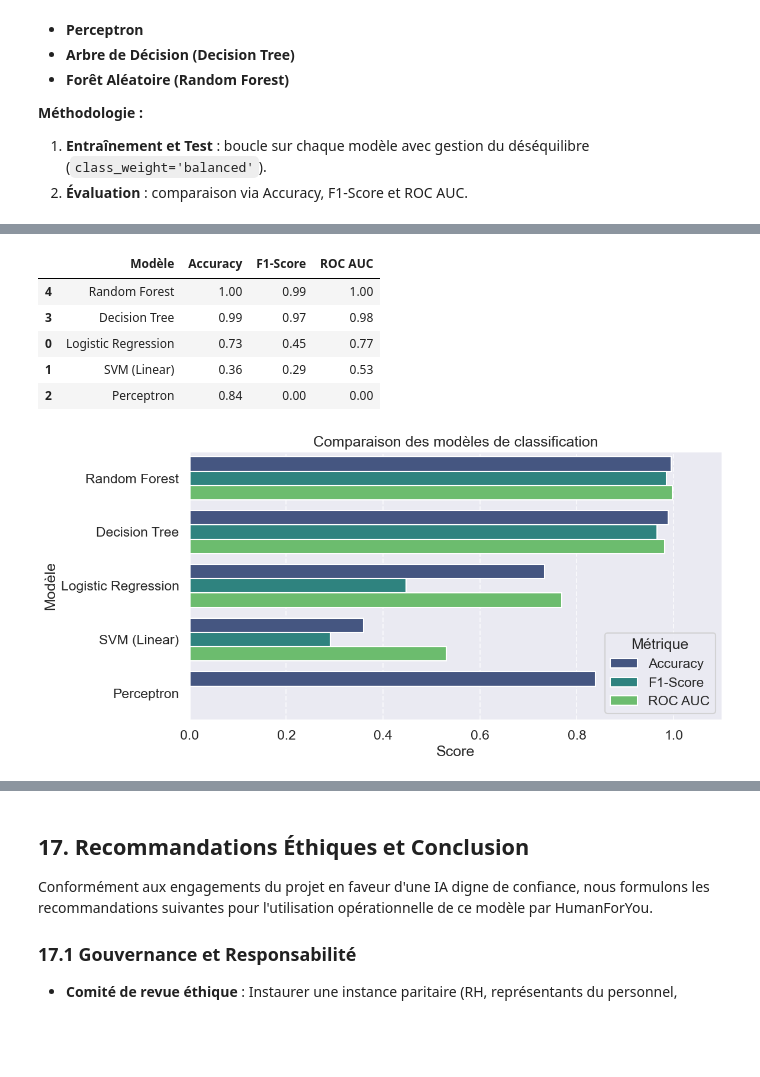
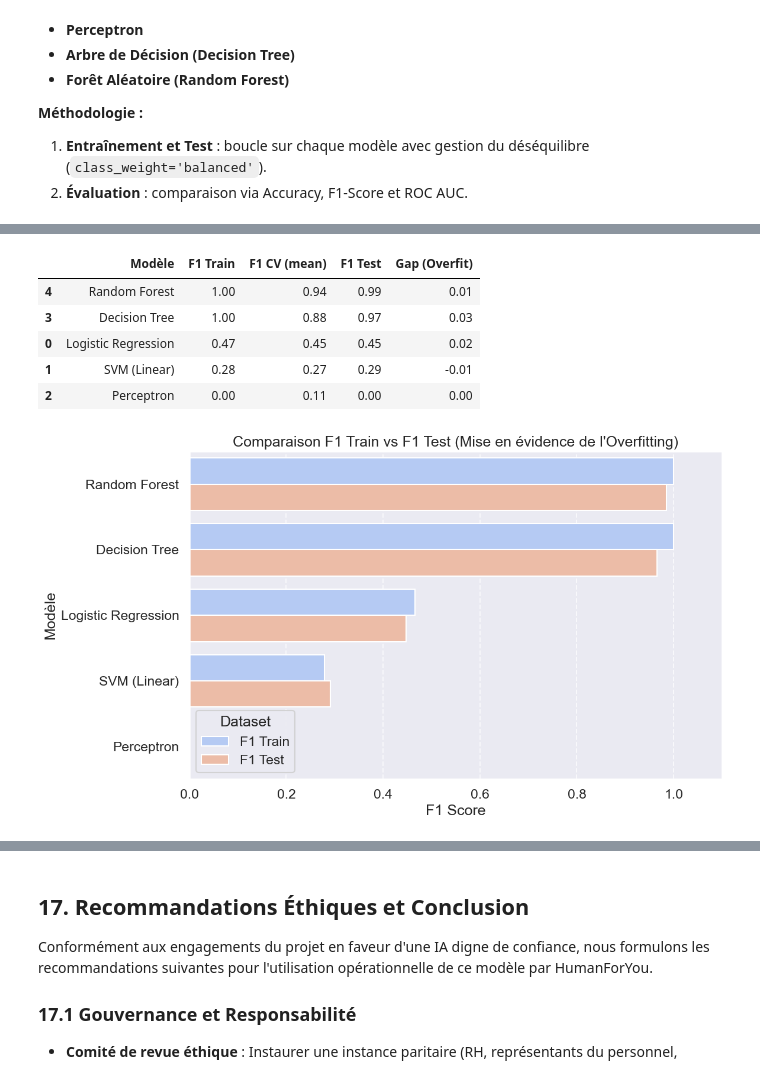
Before and after one commit to Raikuji/Cesi_Machine_Learning, a Jupyter notebook: projet_ia.ipynb, the cells around one changed output, grey strips where cells are left out. Drawn from its saved outputs; the diff is of its cells as text; code cells hidden in the pictures; blank space fills up the shorter version.

```diff
--- a/projet_ia.ipynb
+++ b/projet_ia.ipynb
@@ -963,6 +963,7 @@ from sklearn.linear_model import Perceptron
 from sklearn.tree import DecisionTreeClassifier
 from sklearn.ensemble import RandomForestClassifier
 from sklearn.metrics import accuracy_score, f1_score, roc_auc_score
+from sklearn.model_selection import cross_val_score
 
 # Définition des modèles
 models = {
@@ -975,39 +976,48 @@ models = {
 
 results = []
 
-print("--- Évaluation des modèles ---\n")
+print("--- Évaluation et Détection de l'Overfitting ---\n")
 for name, model in models.items():
+    # 1. Entraînement et score sur le Train
     model.fit(X_train, y_train)
-    y_pred = model.predict(X_test)
+    y_train_pred = model.predict(X_train)
+    train_f1 = f1_score(y_train, y_train_pred)
 
-    acc = accuracy_score(y_test, y_pred)
-    f1 = f1_score(y_test, y_pred)
+    # 2. Validation croisée (5-fold)
+    cv_scores = cross_val_score(model, X_train, y_train, cv=5, scoring='f1')
+    cv_f1_mean = cv_scores.mean()
 
-    try:
-        y_prob = model.predict_proba(X_test)[:, 1]
-        auc = roc_auc_score(y_test, y_prob)
-    except (AttributeError, NotImplementedError):
-        auc = 0.0
+    # 3. Score sur le Test
+    y_test_pred = model.predict(X_test)
+    test_f1 = f1_score(y_test, y_test_pred)
+
+    # Calcul de l'écart (Overfitting)
+    overfit_gap = train_f1 - test_f1
 
     results.append({
         'Modèle': name,
-        'Accuracy': acc,
-        'F1-Score': f1,
-        'ROC AUC': auc
+        'F1 Train': train_f1,
+        'F1 CV (mean)': cv_f1_mean,
+        'F1 Test': test_f1,
+        'Gap (Overfit)': overfit_gap
     })
 
     print(f"{name} :")
-    print(classification_report(y_test, y_pred, target_names=['Reste (0)', 'Quitte (1)']))
+    print(f"  F1 Train : {train_f1:.3f}")
+    print(f"  F1 CV    : {cv_f1_mean:.3f}")
+    print(f"  F1 Test  : {test_f1:.3f}")
+    print(f"  Écart    : {overfit_gap:.3f}")
     print("-" * 30)
 
-# Comparaison visuelle
-df_results = pd.DataFrame(results).sort_values(by='F1-Score', ascending=False)
+# Comparaison visuelle de l'overfitting
+df_results = pd.DataFrame(results).sort_values(by='F1 Test', ascending=False)
 display(df_results)
 
-plt.figure(figsize=(12, 6))
-df_melted = df_results.melt(id_vars='Modèle', var_name='Métrique', value_name='Score')
-sns.barplot(data=df_melted, x='Score', y='Modèle', hue='Métrique', palette='viridis')
-plt.title('Comparaison des modèles de classification')
+plt.figure(figsize=(12, 7))
+df_melted = df_results.melt(id_vars='Modèle', value_vars=['F1 Train', 'F1 Test'],
+                            var_name='Dataset', value_name='F1 Score')
+sns.barplot(data=df_melted, x='F1 Score', y='Modèle', hue='Dataset', palette='coolwarm')
+plt.title('Comparaison F1 Train vs F1 Test (Mise en évidence de l\'Overfitting)')
 plt.xlim(0, 1.1)
 plt.grid(axis='x', linestyle='--', alpha=0.7)
 plt.tight_layout()
@@ -1033,7 +1043,7 @@ weighted avg       1.00      1.00      1.00       882
-|  | Modèle | Accuracy | F1-Score | ROC AUC |
-| 4 | Random Forest | 1.00 | 0.99 | 1.00 |
-| 3 | Decision Tree | 0.99 | 0.97 | 0.98 |
-| 0 | Logistic Regression | 0.73 | 0.45 | 0.77 |
-| 1 | SVM (Linear) | 0.36 | 0.29 | 0.53 |
-| 2 | Perceptron | 0.84 | 0.00 | 0.00 |
+|  | Modèle | F1 Train | F1 CV (mean) | F1 Test | Gap (Overfit) |
+| 4 | Random Forest | 1.00 | 0.94 | 0.99 | 0.01 |
+| 3 | Decision Tree | 1.00 | 0.88 | 0.97 | 0.03 |
+| 0 | Logistic Regression | 0.47 | 0.45 | 0.45 | 0.02 |
+| 1 | SVM (Linear) | 0.28 | 0.27 | 0.29 | -0.01 |
+| 2 | Perceptron | 0.00 | 0.11 | 0.00 | 0.00 |
-[figure, old version]
+[figure, new version]
```
Also changed, not shown: parts of 3 cells of this notebook.
